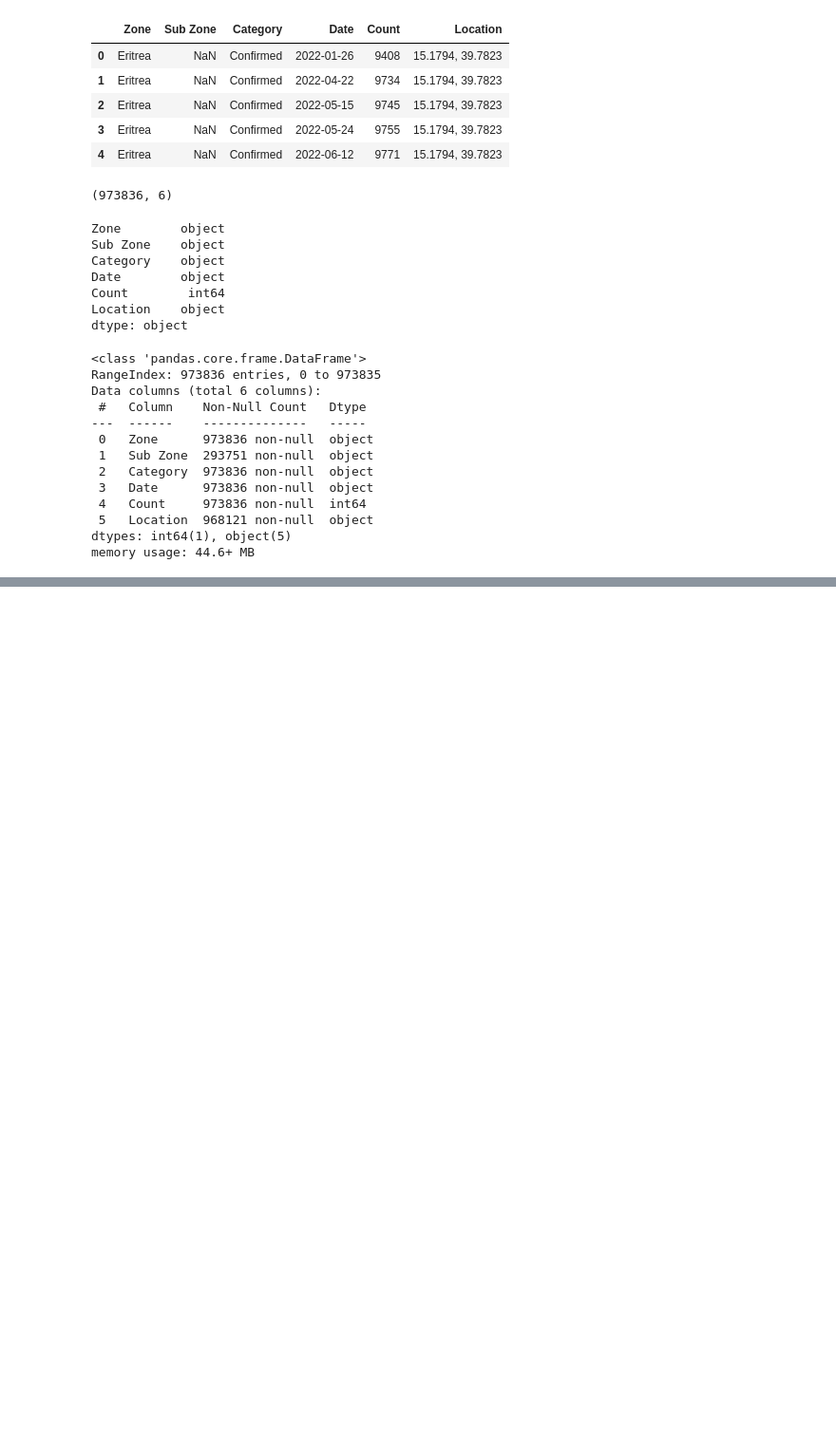
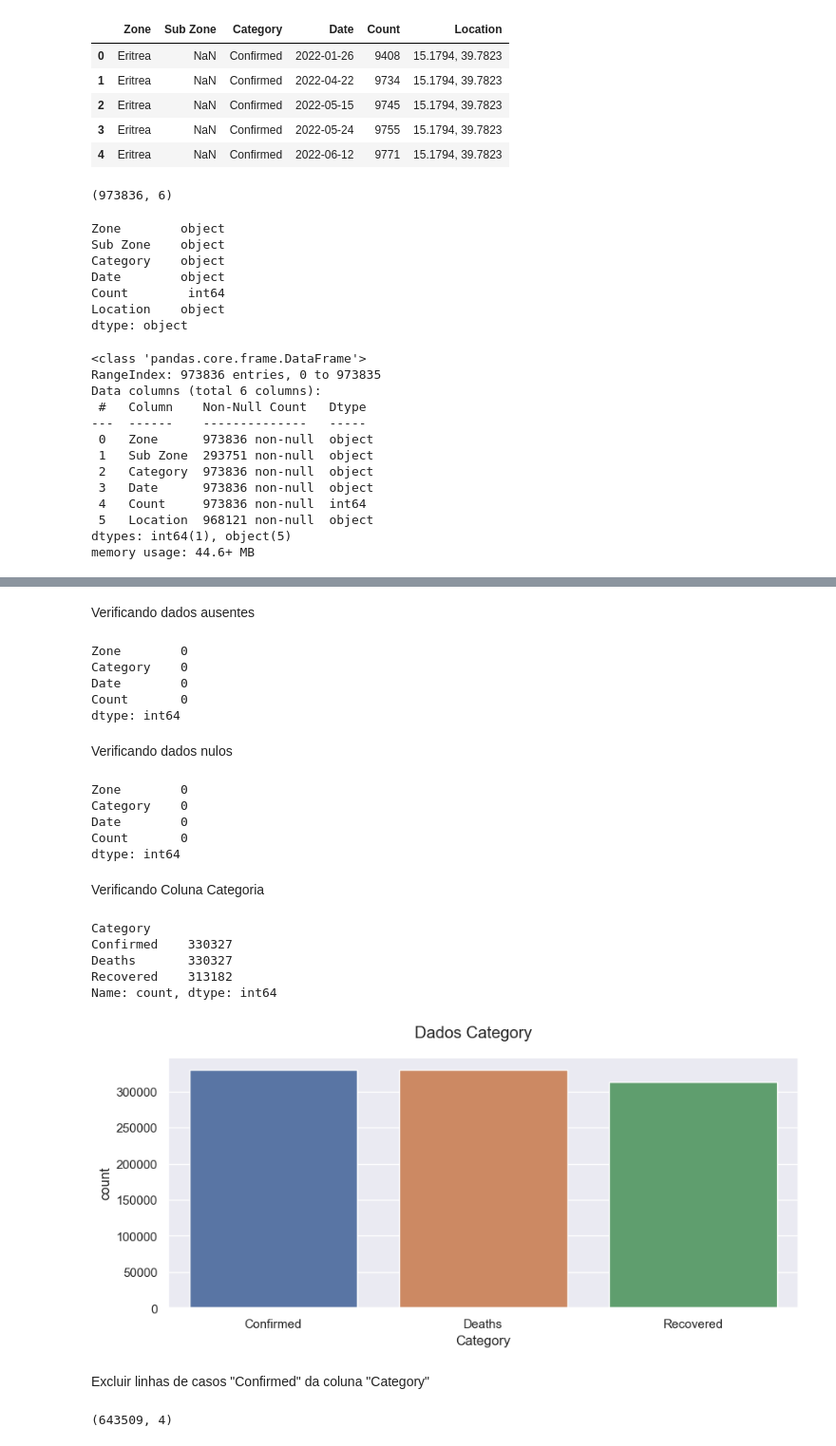
Before and after one commit to jaquelinesfernandes/covid_19_pandemic_worldwide, a Jupyter notebook: projeto/analises_covid_19.ipynb, the cells around one changed output, grey strips where cells are left out. Shown: that part at 95% size. Cells and saved outputs as stored; diff of their text form; code cells hidden in the pictures; blank space fills up the shorter version.

```diff
--- a/projeto/analises_covid_19.ipynb
+++ b/projeto/analises_covid_19.ipynb
@@ -56,0 +65,2 @@ memory usage: 44.6+ MB
+# %%
+df = dados[['Zone', 'Category', 'Date', 'Count']]
@@ -56,0 +81,42 @@ memory usage: 44.6+ MB
+# %% [markdown]
+Verificando dados ausentes
+# %%
+df.isna().sum()
+# %% [output]
+Zone        0
+Category    0
+Date        0
+Count       0
+dtype: int64
+# %% [markdown]
+Verificando dados nulos
+# %%
+df.isnull().sum()
+# %% [output]
+Zone        0
+Category    0
+Date        0
+Count       0
+dtype: int64
+# %% [markdown]
+Verificando Coluna Categoria
+# %%
+df.Category.value_counts()
+# %% [output]
+Category
+Confirmed    330327
+Deaths       330327
+Recovered    313182
+Name: count, dtype: int64
+# %%
+# Configuração de estilo
+sns.set(style="darkgrid")
+# %%
+# Plot de Category
+fig, axes = plt.subplots(1, 1, figsize = (10, 4))
+fig.suptitle('Dados Category')
+sns.countplot(data = df, x = 'Category');
+# %% [output]
+[figure, added]
+# %% [markdown]
+Excluir linhas de casos "Confirmed" da coluna "Category"
@@ -56,0 +125,4 @@ memory usage: 44.6+ MB
+# %%
+df2.shape
+# %% [output]
+(643509, 4)
```
Also changed, not shown: parts of 43 cells of this notebook.
